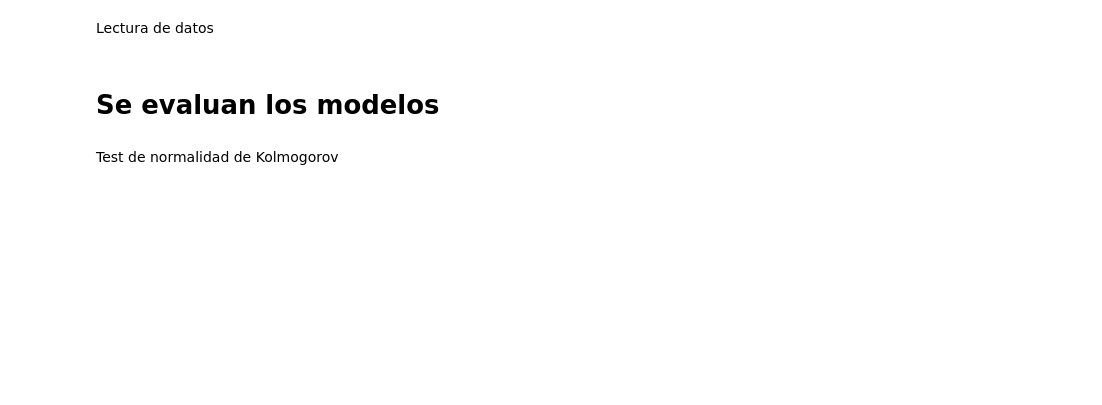
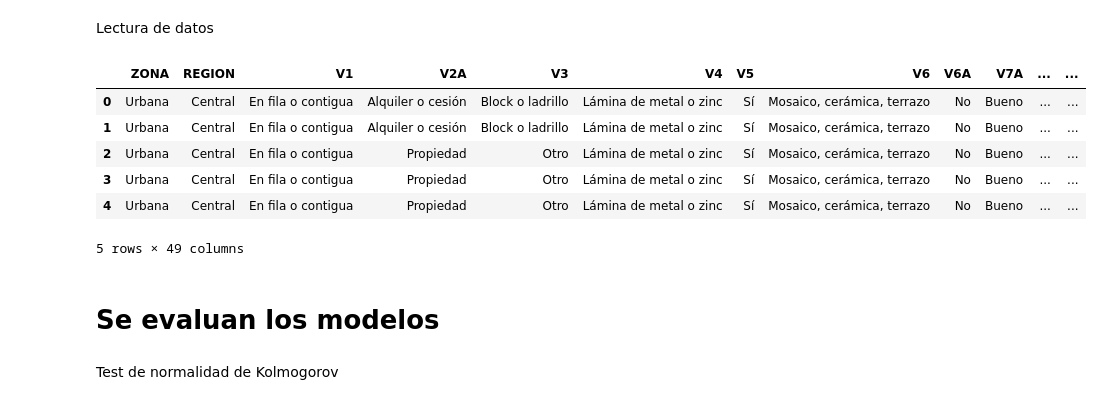
Before and after one commit to Jose-Carlos-Quintero/Proyecto_HPCD2, a Jupyter notebook: cod/Python/main.ipynb, the cells around one changed output. Drawn from its saved outputs; the diff is of its cells as text; code cells hidden in the pictures; blank space fills up the shorter version.

Commit message:
fix: Se modifican llamado de clases propias y se modifica la base

```diff
--- a/cod/Python/main.ipynb
+++ b/cod/Python/main.ipynb
@@ -39,9 +39,19 @@ from ModeladorDatos import ModeladorDatos
 Lectura de datos
 # %%
 ruta_actual = os.getcwd()
-ruta_datos = os.path.join(ruta_actual, '..', 'datos/-.xlsx')
+ruta_datos = os.path.join(ruta_actual, '../..', 'data/base.csv')
 ruta_normalizada = os.path.normpath(ruta_datos)
-base = pd.read_excel(ruta_normalizada, engine="openpyxl")
+base = pd.read_csv(ruta_normalizada)
+# %%
+base.head()
+# %% [output]
+|  | ZONA | REGION | V1 | V2A | V3 | V4 | V5 | V6 | V6A | V7A | ... | ... |
+| 0 | Urbana | Central | En fila o contigua | Alquiler o cesión | Block o ladrillo | Lámina de metal o zinc | Sí | Mosaico, cerámica, terrazo | No | Bueno | ... | ... |
+| 1 | Urbana | Central | En fila o contigua | Alquiler o cesión | Block o ladrillo | Lámina de metal o zinc | Sí | Mosaico, cerámica, terrazo | No | Bueno | ... | ... |
+| 2 | Urbana | Central | En fila o contigua | Propiedad | Otro | Lámina de metal o zinc | Sí | Mosaico, cerámica, terrazo | No | Bueno | ... | ... |
+| 3 | Urbana | Central | En fila o contigua | Propiedad | Otro | Lámina de metal o zinc | Sí | Mosaico, cerámica, terrazo | No | Bueno | ... | ... |
+| 4 | Urbana | Central | En fila o contigua | Propiedad | Otro | Lámina de metal o zinc | Sí | Mosaico, cerámica, terrazo | No | Bueno | ... | ... |
+5 rows × 49 columns
 # %% [markdown]
 # Se evaluan los modelos
 # %% [markdown]
```
Also changed, not shown: parts of 5 cells of this notebook, 2 other files.
